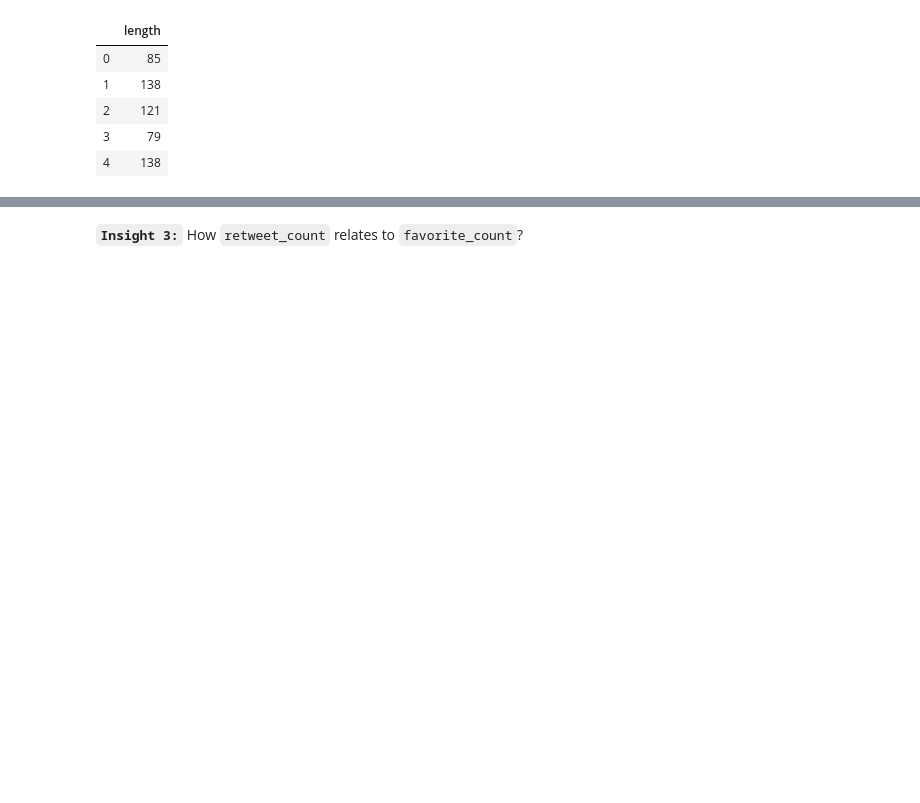
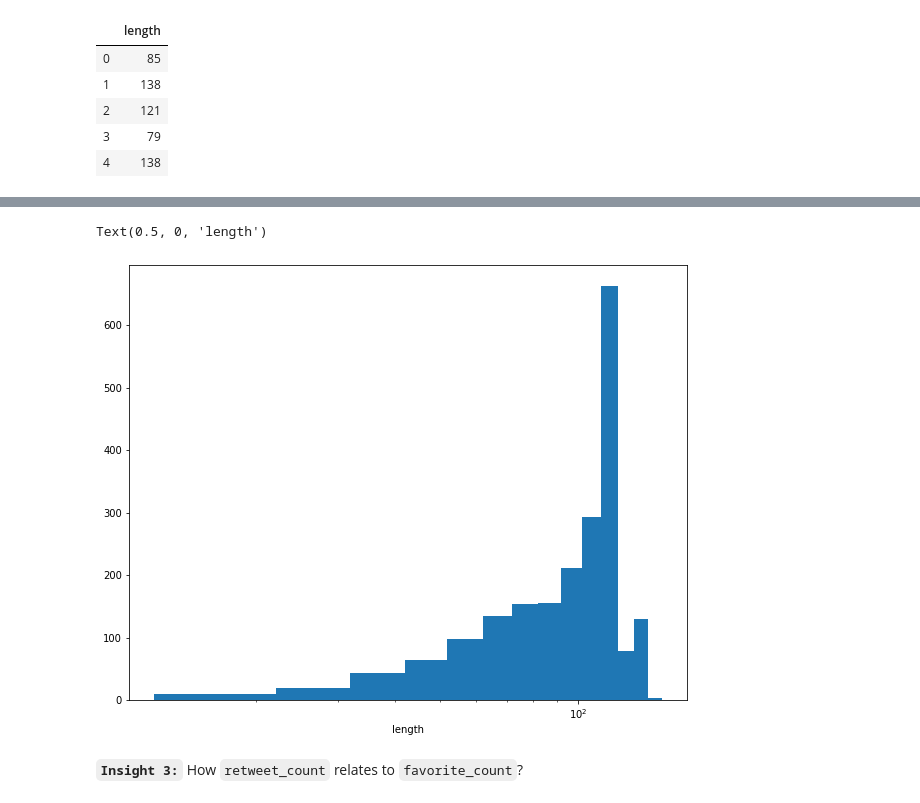
Before and after one commit to pamely/data-wrangling, a Jupyter notebook: src/wrangle_act.ipynb, the cells around one changed output, grey strips where cells are left out. Drawn from its saved outputs; the diff is of its cells as text; code cells hidden in the pictures; blank space fills up the shorter version.

Commit message:
modification of some visualizations

```diff
--- a/src/wrangle_act.ipynb
+++ b/src/wrangle_act.ipynb
@@ -1206,0 +1243,2 @@ sns.distplot(text_length['length'], color=base_color);
+# %%
+non_null_text_length = text_length.query('length != 0')
@@ -1207,3 +1257,13 @@ sns.distplot(text_length['length'], color=base_color);
+# %%
+# plot histogram of text_length
+base_color = sns.color_palette("colorblind")[0]
+bins = np.arange(12, non_null_text_length['length'].max()+10, 10)
+plt.hist(data=non_null_text_length, x='length', bins=bins);
+plt.xscale('log')
+plt.xlabel('length')
+# %% [output]
+Text(0.5, 0, 'length')
+[figure, added]
 # %% [markdown]
 **`Insight 3:`** How `retweet_count` relates to `favorite_count`?
 # %%
```
Also changed, not shown: parts of 16 cells of this notebook, 5 other files.
